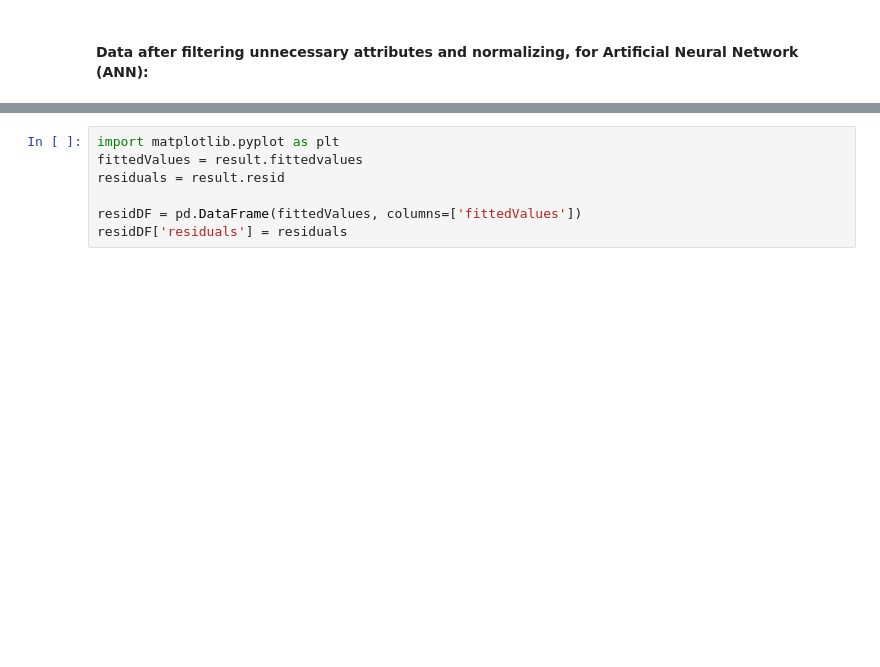
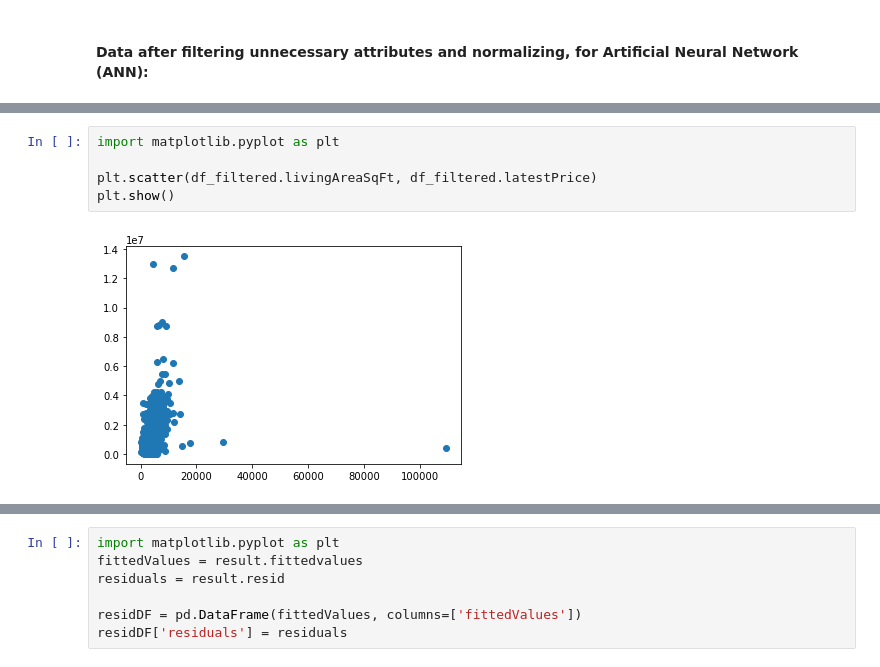
Before and after one commit to xychen6871/ECS171GroupProject, a Jupyter notebook: Report/Report_(under_construction).ipynb, the cells around one changed output, grey strips where cells are left out. Drawn from its saved outputs; the diff is of its cells as text; blank space fills up the shorter version.

```diff
--- a/Report/Report_(under_construction).ipynb
+++ b/Report/Report_(under_construction).ipynb
@@ -375,0 +450,7 @@ df_filtered_MM.head(5)
+# %%
+import matplotlib.pyplot as plt
+
+plt.scatter(df_filtered.livingAreaSqFt, df_filtered.latestPrice)
+plt.show()
+# %% [output]
+[figure, added]
```
Also changed, not shown: parts of 23 cells of this notebook, 1 other file.
